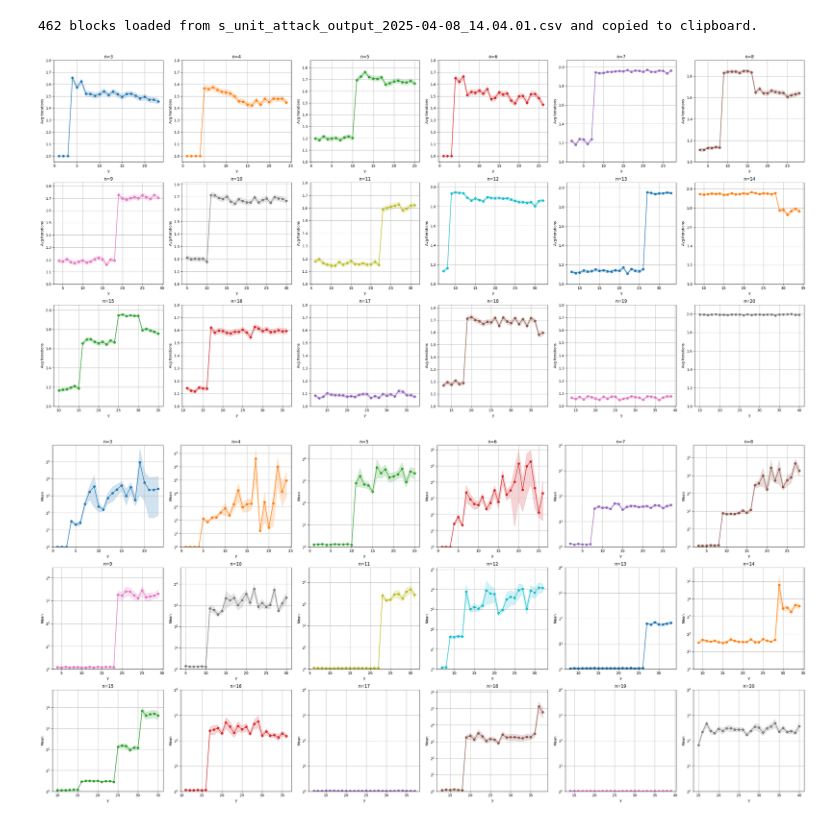
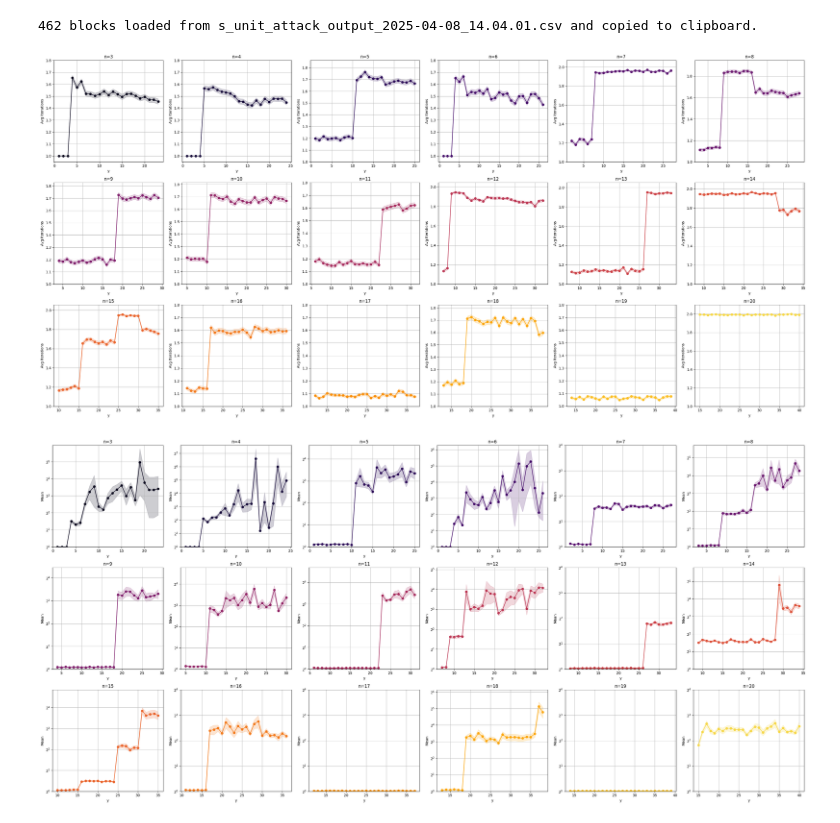
Before and after one commit to Sank6/S-Unit-Attacks, a Jupyter notebook: experiment_1/experiment1.ipynb, the cells around one changed output. Cells and saved outputs as stored; diff of their text form; code cells hidden in the pictures.

Commit message:
Standardise colour sacheme

```diff
--- a/experiment_1/experiment1.ipynb
+++ b/experiment_1/experiment1.ipynb
@@ -86,19 +86,18 @@ cols = min(6, num_plots)
 rows = (num_plots + cols - 1) // cols
 
 plt.figure(figsize=(5 * cols, 5 * rows))
-# plt.suptitle('Iterations vs y')
 
-colours = list(mcolors.TABLEAU_COLORS.values())
 for i, (n, map_y_vs_iterations) in enumerate(map_n_map_y_vs_iterations.items(), 1):
     plt.subplot(rows, cols, i)
     x = list(map_y_vs_iterations.keys())
     y = list(map_y_vs_iterations.values())
     yerr = [map_n_map_y_vs_stderr[n][val] for val in x]
+    c = colormaps['inferno'](i / (num_plots + 2))
 
-    plt.plot(x, y, 'o-', color=colours[(i-1) % len(colours)], label=f'n={n}')
-    plt.fill_between(x, np.array(y) - np.array(yerr), np.array(y) + np.array(yerr), alpha=0.2, label='Std Error', color=colours[(i-1) % len(colours)])
+    plt.plot(x, y, 'o-', color=c, label=f'n={n}')
+    plt.fill_between(x, np.array(y) - np.array(yerr), np.array(y) + np.array(yerr), alpha=0.2, label='Std Error', color=c)
     plt.xlabel('y')
-    # plt.xticks([j for j in range(int(min(x)), int(max(x)) + 1)])
+
     plt.ylim(min(1, min(y) - 0.05) if min(y) > 0 else min(y), max(1.8, max(y) + 0.1))
     plt.ylabel('Avg Iterations')
     plt.title(f'n={n}')
@@ -107,7 +106,7 @@ for i, (n, map_y_vs_iterations) in enumerate(map_n_map_y_vs_iterations.items(),
 plt.tight_layout(rect=[0, 0, 1, 0.96])
 plt.show()
 # %% [output]
-[figure, old version]
+[figure, new version]
 # %%
 map_n_map_y_vs_iterations = {}
 for block in data:
@@ -125,37 +124,35 @@ for block in data:
         if run["alpha_in_norm"] > 20_000: continue # skip runs with too high alpha_in_norm
         if run["alpha_out_norm"] == 0: run["alpha_out_norm"] = 1
         val = run["alpha_in_norm"] / run["alpha_out_norm"]
         norm_reductions.append(np.abs(val))
     map_n_map_y_vs_iterations[n][y] = norm_reductions
 
 num_plots = len(map_n_map_y_vs_iterations)
 cols = min(6, num_plots)
 rows = (num_plots + cols - 1) // cols
 
 plt.figure(figsize=(5 * cols, 5 * rows))
-# plt.suptitle('Norm Reduction vs y')
 
-colours = list(mcolors.TABLEAU_COLORS.values())
 for i, (n, map_y_vs_iterations) in enumerate(map_n_map_y_vs_iterations.items(), 1):
     ax1 = plt.subplot(rows, cols, i)
 
     x = list(map_y_vs_iterations.keys())
     y_vals = list(map_y_vs_iterations.values())
     y_mean = [np.mean(reductions) for reductions in y_vals]
-    y_std = [np.std(reductions) for reductions in y_vals]
-    y_se = [np.std(reductions) / np.sqrt(len(reductions)) if len(reductions) > 0 else 0 for reductions in y_vals]
+    yerr = [np.std(reductions) / np.sqrt(len(reductions)) if len(reductions) > 0 else 0 for reductions in y_vals]
+    c = colormaps['inferno'](i / (num_plots + 2))
 
     ax1.set_yscale('log', base=2)
-    ax1.plot(x, y_mean, 'o-', label='Mean', color=colours[(i-1) % len(colours)])
-    ax1.fill_between(x, np.array(y_mean) - np.array(y_se), np.array(y_mean) + np.array(y_se), alpha=0.2, label='Std Error', color=colours[(i-1) % len(colours)])
+    ax1.plot(x, y_mean, 'o-', label='Mean', color=c)
+    ax1.fill_between(x, np.array(y_mean) - np.array(yerr), np.array(y_mean) + np.array(yerr), alpha=0.2, label='Std Error', color=c)
     plt.title(f'n={n}')
     plt.grid(True)
     plt.ylim(1, top=max(2**4, max(y_mean) * 2)) # Easy to spot trends
 
     ax1.set_xlabel('y')
     ax1.set_ylabel('Mean')
 
 plt.tight_layout(rect=[0, 0, 1, 0.96])
 plt.show()
 # %% [output]
-[figure, old version]
+[figure, new version]
```
Also changed, not shown: parts of 1 cell of this notebook, 6 other files.
